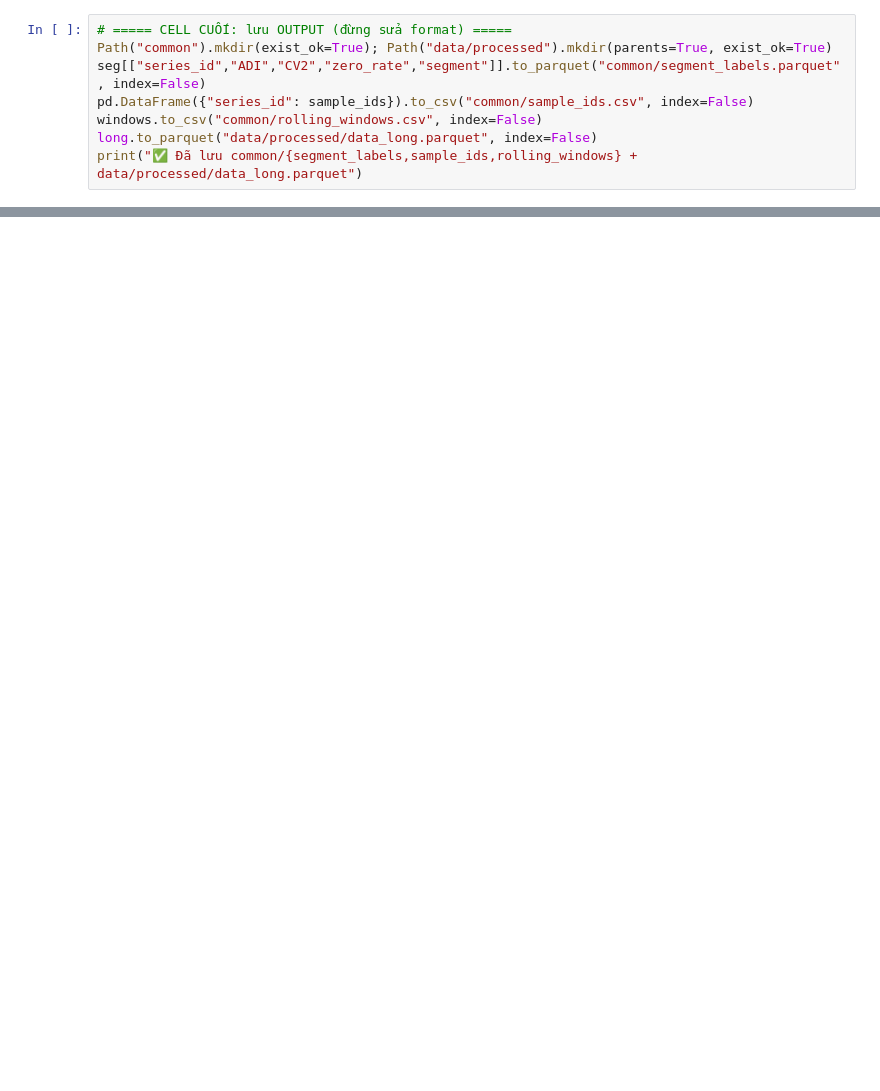
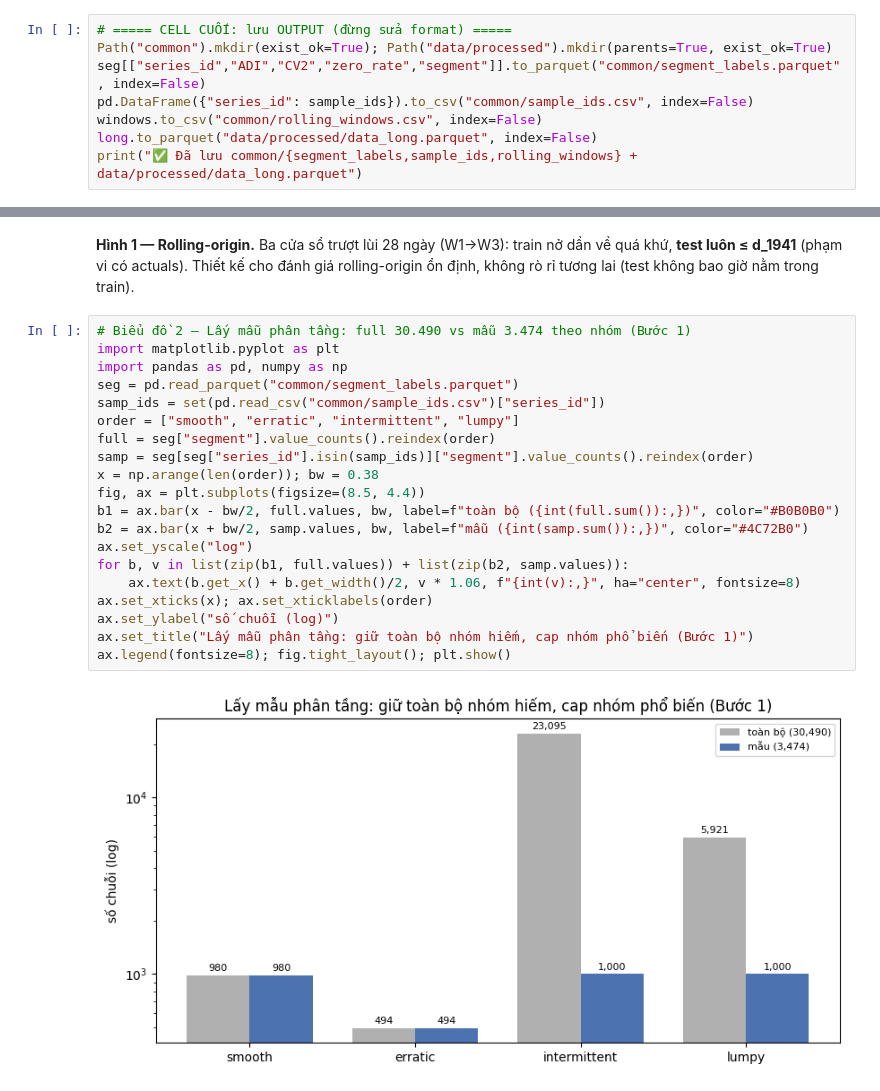
Before and after one commit to DuyKhanh162/m5-intermittent-forecasting, a Jupyter notebook: notebooks/P1.ipynb, the cells around one changed output, grey strips where cells are left out. Cells and saved outputs as stored; diff of their text form; blank space fills up the shorter version.

```diff
--- a/notebooks/P1.ipynb
+++ b/notebooks/P1.ipynb
@@ -89,0 +128,24 @@ print("✅ Đã lưu common/{segment_labels,sample_ids,rolling_windows} + data/p
+# %% [markdown]
+**Hình 1 — Rolling-origin.** Ba cửa sổ trượt lùi 28 ngày (W1→W3): train nở dần về quá khứ, **test luôn ≤ d_1941** (phạm vi có actuals). Thiết kế cho đánh giá rolling-origin ổn định, không rò rỉ tương lai (test không bao giờ nằm trong train).
+# %%
+# Biểu đồ 2 — Lấy mẫu phân tầng: full 30.490 vs mẫu 3.474 theo nhóm (Bước 1)
+import matplotlib.pyplot as plt
+import pandas as pd, numpy as np
+seg = pd.read_parquet("common/segment_labels.parquet")
+samp_ids = set(pd.read_csv("common/sample_ids.csv")["series_id"])
+order = ["smooth", "erratic", "intermittent", "lumpy"]
+full = seg["segment"].value_counts().reindex(order)
+samp = seg[seg["series_id"].isin(samp_ids)]["segment"].value_counts().reindex(order)
+x = np.arange(len(order)); bw = 0.38
+fig, ax = plt.subplots(figsize=(8.5, 4.4))
+b1 = ax.bar(x - bw/2, full.values, bw, label=f"toàn bộ ({int(full.sum()):,})", color="#B0B0B0")
+b2 = ax.bar(x + bw/2, samp.values, bw, label=f"mẫu ({int(samp.sum()):,})", color="#4C72B0")
+ax.set_yscale("log")
+for b, v in list(zip(b1, full.values)) + list(zip(b2, samp.values)):
+    ax.text(b.get_x() + b.get_width()/2, v * 1.06, f"{int(v):,}", ha="center", fontsize=8)
+ax.set_xticks(x); ax.set_xticklabels(order)
+ax.set_ylabel("số chuỗi (log)")
+ax.set_title("Lấy mẫu phân tầng: giữ toàn bộ nhóm hiếm, cap nhóm phổ biến (Bước 1)")
+ax.legend(fontsize=8); fig.tight_layout(); plt.show()
+# %% [output]
+[figure, added]
```
Also changed, not shown: parts of 11 cells of this notebook, 1 other file.
